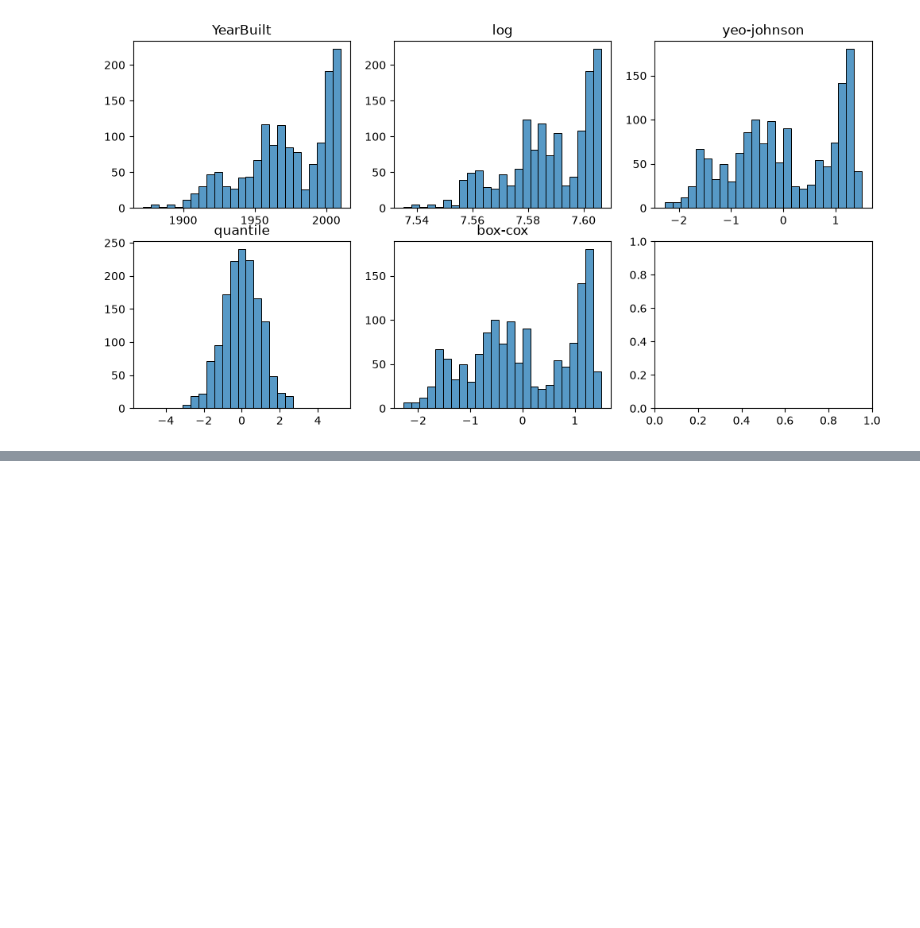
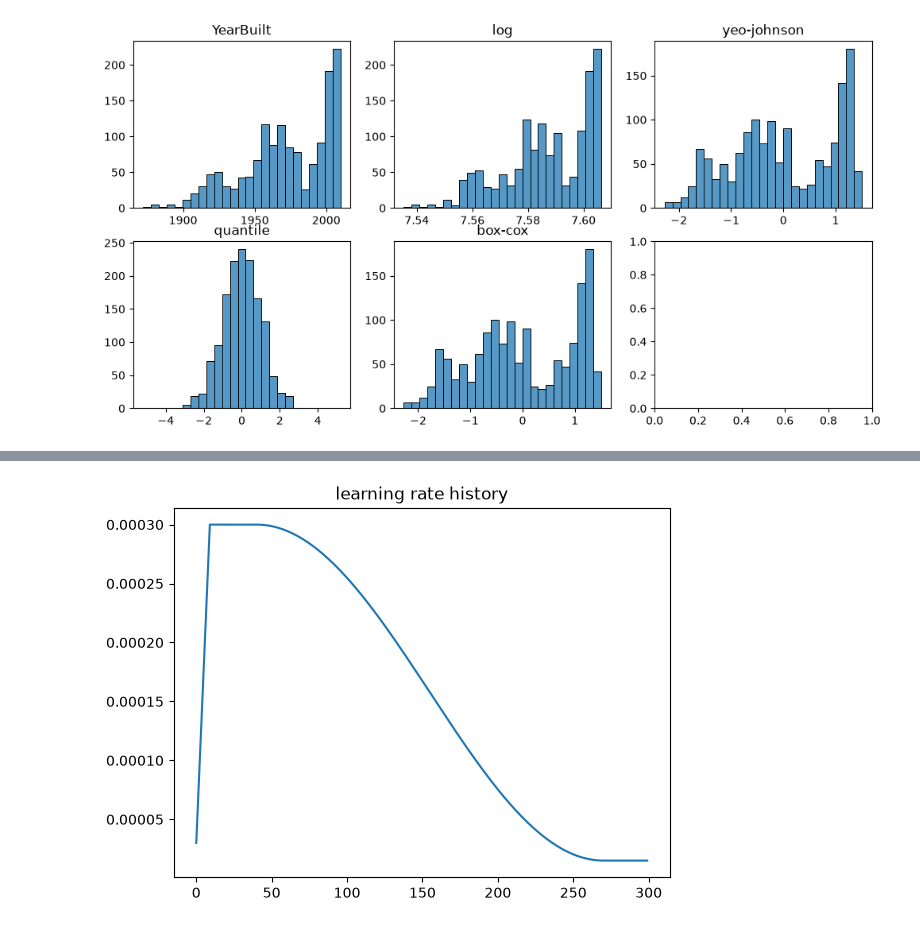
Before and after one commit to kh4beep/House_Prices, a Jupyter notebook: draft.ipynb, the cells around one changed output, grey strips where cells are left out. Cells and saved outputs as stored; diff of their text form; code cells hidden in the pictures; blank space fills up the shorter version.

```diff
--- a/draft.ipynb
+++ b/draft.ipynb
@@ -286,0 +337,7 @@ plot_transforms(df, 'YearBuilt')
+# %%
+lr = pd.read_csv(r'checkpoints\scale_target\models\DLM\fold_0\history.csv').lr
+plt.plot(lr)
+plt.title('learning rate history')
+plt.show()
+# %% [output]
+[figure, added]
```
Also changed, not shown: parts of 6 cells of this notebook, 10 other files.
